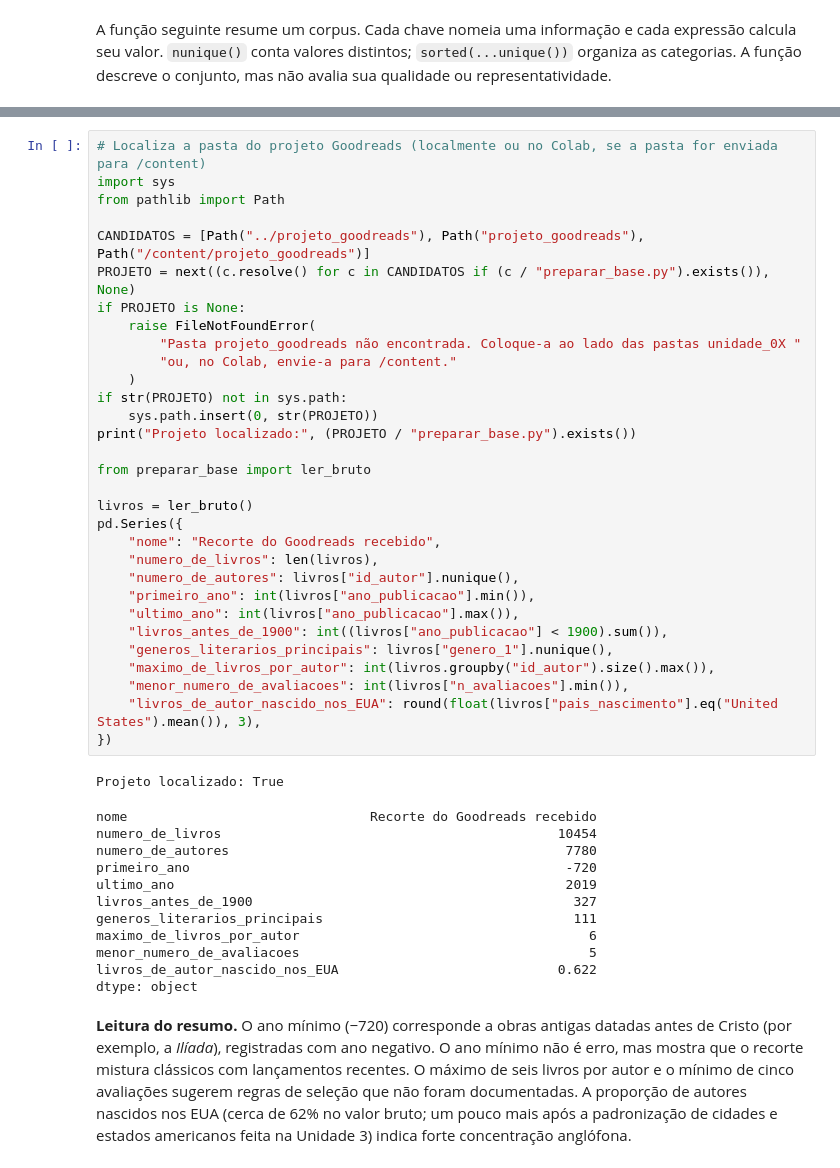
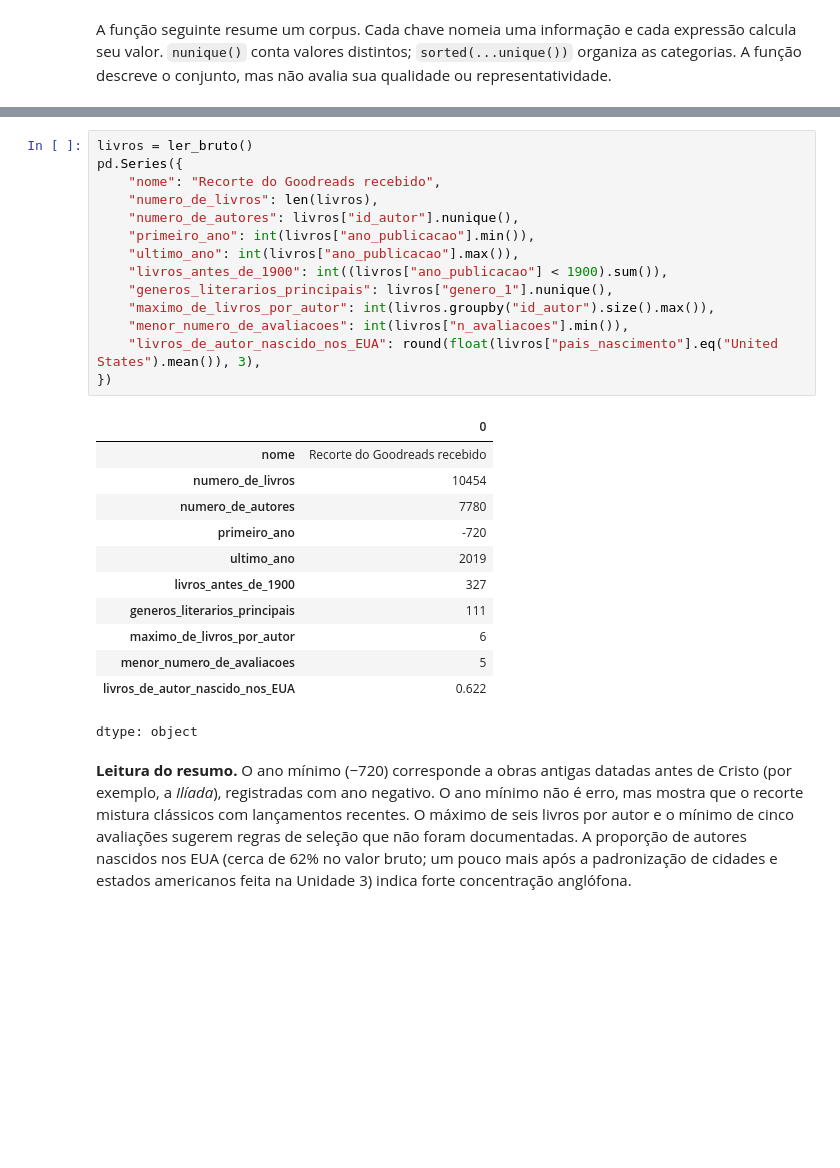
Before and after one commit to andrelfo85/Atividade_Goodreads, a Jupyter notebook: unidade_01/03_dados_corpus_e_evidencias.ipynb, the cells around one changed output, grey strips where cells are left out. Drawn from its saved outputs; the diff is of its cells as text; blank space fills up the shorter version.

```diff
--- a/unidade_01/03_dados_corpus_e_evidencias.ipynb
+++ b/unidade_01/03_dados_corpus_e_evidencias.ipynb
@@ -508,48 +561,31 @@ generos                 carta, editorial, notícia
 dtype: object
 # %%
-# Localiza a pasta do projeto Goodreads (localmente ou no Colab, se a pasta for enviada para /content)
-import sys
-from pathlib import Path
-
-CANDIDATOS = [Path("../projeto_goodreads"), Path("projeto_goodreads"), Path("/content/projeto_goodreads")]
-PROJETO = next((c.resolve() for c in CANDIDATOS if (c / "preparar_base.py").exists()), None)
-if PROJETO is None:
-    raise FileNotFoundError(
-        "Pasta projeto_goodreads não encontrada. Coloque-a ao lado das pastas unidade_0X "
-        "ou, no Colab, envie-a para /content."
-    )
-if str(PROJETO) not in sys.path:
-    sys.path.insert(0, str(PROJETO))
-print("Projeto localizado:", (PROJETO / "preparar_base.py").exists())
-
-from preparar_base import ler_bruto
-
 livros = ler_bruto()
 pd.Series({
     "nome": "Recorte do Goodreads recebido",
     "numero_de_livros": len(livros),
     "numero_de_autores": livros["id_autor"].nunique(),
     "primeiro_ano": int(livros["ano_publicacao"].min()),
     "ultimo_ano": int(livros["ano_publicacao"].max()),
     "livros_antes_de_1900": int((livros["ano_publicacao"] < 1900).sum()),
     "generos_literarios_principais": livros["genero_1"].nunique(),
     "maximo_de_livros_por_autor": int(livros.groupby("id_autor").size().max()),
     "menor_numero_de_avaliacoes": int(livros["n_avaliacoes"].min()),
     "livros_de_autor_nascido_nos_EUA": round(float(livros["pais_nascimento"].eq("United States").mean()), 3),
 })
 # %% [output]
+|  | 0 |
+| nome | Recorte do Goodreads recebido |
+| numero_de_livros | 10454 |
+| numero_de_autores | 7780 |
+| primeiro_ano | -720 |
+| ultimo_ano | 2019 |
+| livros_antes_de_1900 | 327 |
+| generos_literarios_principais | 111 |
+| maximo_de_livros_por_autor | 6 |
+| menor_numero_de_avaliacoes | 5 |
+| livros_de_autor_nascido_nos_EUA | 0.622 |
-Projeto localizado: True
+dtype: object
-nome                               Recorte do Goodreads recebido
-numero_de_livros                                           10454
-numero_de_autores                                           7780
-primeiro_ano                                                -720
-ultimo_ano                                                  2019
-livros_antes_de_1900                                         327
-generos_literarios_principais                                111
-maximo_de_livros_por_autor                                     6
-menor_numero_de_avaliacoes                                     5
-livros_de_autor_nascido_nos_EUA                            0.622
-dtype: object
 # %% [markdown]
 **Leitura do resumo.** O ano mínimo (−720) corresponde a obras antigas
 datadas antes de Cristo (por exemplo, a *Ilíada*), registradas com ano
```
Also changed, not shown: parts of 9 cells of this notebook.
